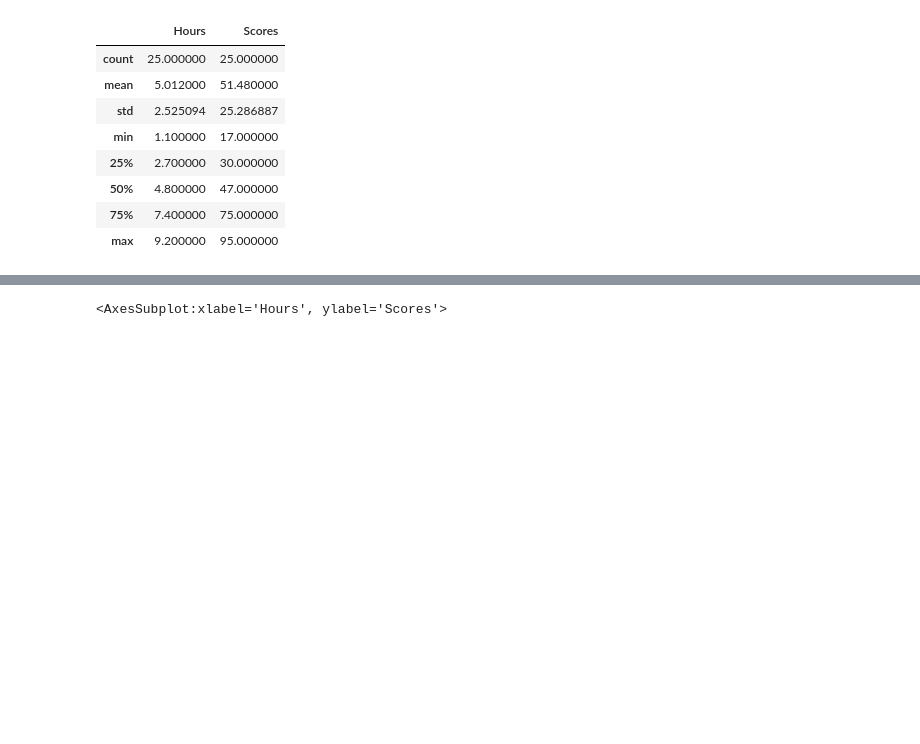
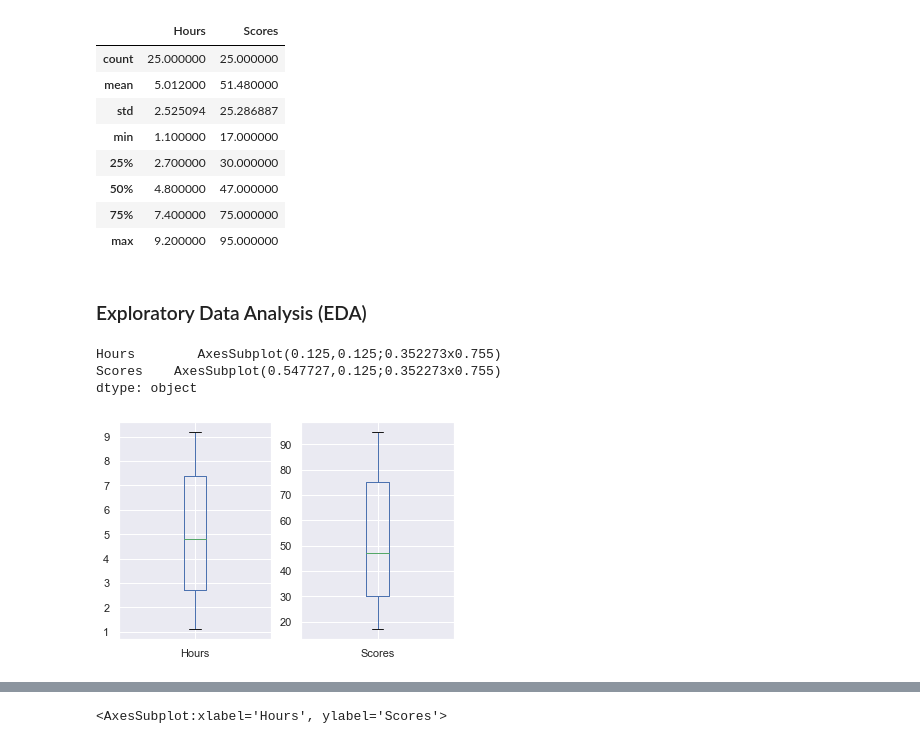
Before and after one commit to im-sudhir/GRIP-APR21-THE-SPARK-FOUNDATION, a Jupyter notebook: Task1.ipynb, the cells around one changed output, grey strips where cells are left out. Drawn from its saved outputs; the diff is of its cells as text; code cells hidden in the pictures; blank space fills up the shorter version.

```diff
--- a/Task1.ipynb
+++ b/Task1.ipynb
@@ -34,3 +86,12 @@ df.describe()
 | 50% | 4.800000 | 47.000000 |
 | 75% | 7.400000 | 75.000000 |
 | max | 9.200000 | 95.000000 |
+# %% [markdown]
+### Exploratory Data Analysis (EDA)
+# %%
+df.plot(kind='box',subplots=True)
+# %% [output]
+Hours        AxesSubplot(0.125,0.125;0.352273x0.755)
+Scores    AxesSubplot(0.547727,0.125;0.352273x0.755)
+dtype: object
+[figure, added]
```
Also changed, not shown: parts of 45 cells of this notebook.
